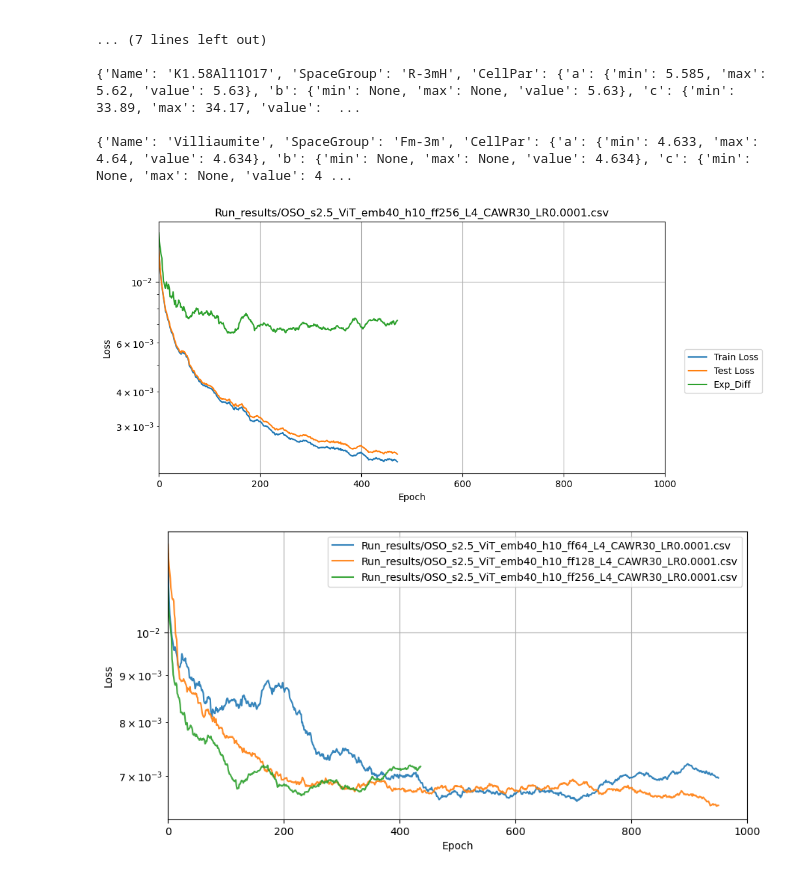
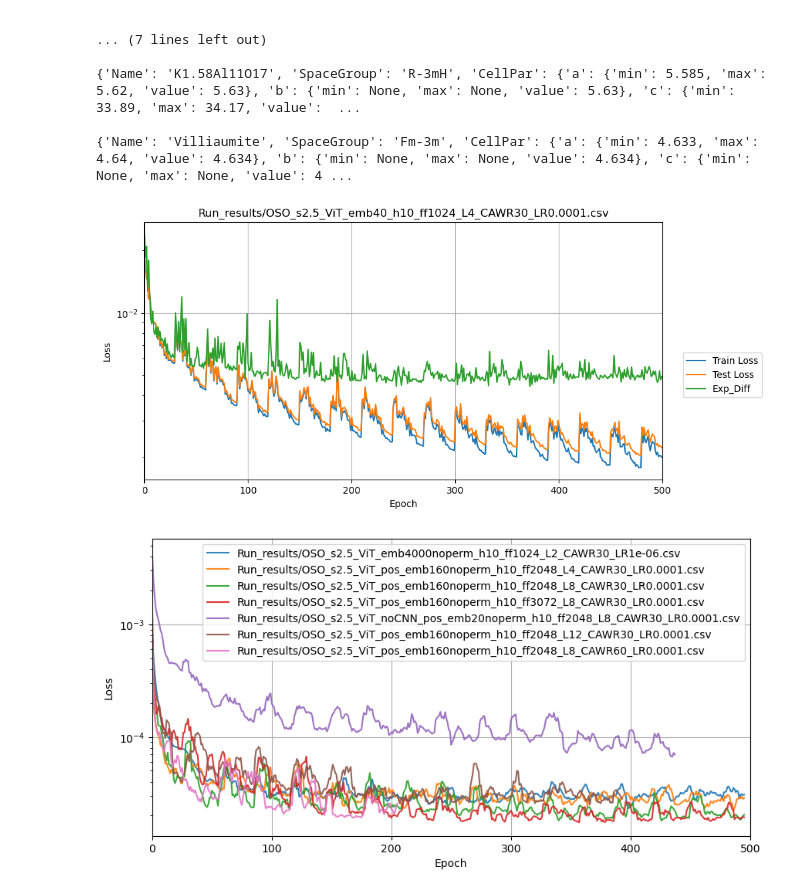
Before and after one commit to VladimirStanovov/DiffractNet, a Jupyter notebook: NN_QPA_OSO/DiffractNet_Results_Analysis.ipynb, the cells around one changed output. Saved outputs shown, nothing was run; the diff lists cells and outputs as text; code cells hidden in the pictures.

```diff
--- a/NN_QPA_OSO/DiffractNet_Results_Analysis.ipynb
+++ b/NN_QPA_OSO/DiffractNet_Results_Analysis.ipynb
@@ -269,18 +269,46 @@ def smooth(tempdata, window_size = 5):
 # %%
 Res_names = ['Run_results/OSO_s2.5_ViT_emb40_h10_ff64_L4_CAWR30_LR0.0001.csv',
              'Run_results/OSO_s2.5_ViT_emb40_h10_ff128_L4_CAWR30_LR0.0001.csv',
-             'Run_results/OSO_s2.5_ViT_emb40_h10_ff256_L4_CAWR30_LR0.0001.csv']
+             'Run_results/OSO_s2.5_ViT_emb40_h10_ff256_L4_CAWR30_LR0.0001.csv',
+             'Run_results/OSO_s2.5_ViT_emb40_h10_ff512_L4_CAWR30_LR0.0001.csv',
+             'Run_results/OSO_s2.5_ViT_emb40_h10_ff1024_L2_CAWR30_LR0.0001.csv',
+             'Run_results/OSO_s2.5_ViT_emb40_h10_ff1024_L4_CAWR30_LR0.0001.csv',
+             'Run_results/OSO_s2.5_ViT_emb40_h10_ff2048_L1_CAWR30_LR0.0001.csv',
+             'Run_results/OSO_s2.5_ViT_emb40_h10_ff2048_L2_CAWR30_LR0.0001.csv',
+             'Run_results/OSO_s2.5_ViT_emb40_h10_ff2048_L3_CAWR30_LR0.0001.csv',
+             'Run_results/OSO_s2.5_ViT_emb40_h10_ff2048_L4_CAWR30_LR0.0001.csv',
+             'Run_results/OSO_s2.5_ViT_emb40_h10_ff4096_L1_CAWR30_LR0.0001.csv',
+             'Run_results/OSO_s2.5_ViT_emb40_h10_ff4096_L2_CAWR30_LR0.0001.csv',
+             'Run_results/OSO_s2.5_ViT_emb40_h2_ff256_L1_CAWR30_LR0.0001.csv',
+             'Run_results/OSO_s2.5_ViT_emb40_h4_ff256_L1_CAWR30_LR0.0001.csv',
+             'Run_results/OSO_s2.5_ViT_emb40_h8_ff256_L1_CAWR30_LR0.0001.csv',
+             'Run_results/OSO_s2.5_ViT_emb40_h2_ff1024_L2_CAWR30_LR0.0001.csv',
+             'Run_results/OSO_s2.5_ViT_emb40_h4_ff1024_L2_CAWR30_LR0.0001.csv',
+             'Run_results/OSO_s2.5_ViT_emb40_h8_ff1024_L2_CAWR30_LR0.0001.csv',
+             'Run_results/OSO_s2.5_ViT_emb40_h20_ff1024_L2_CAWR30_LR0.0001.csv',
+             'Run_results/OSO_s2.5_ViT_emb40_h40_ff1024_L2_CAWR30_LR0.0001.csv',
+             'Run_results/OSO_s2.5_ViT_emb40noperm_h20_ff1024_L2_CAWR30_LR0.0001.csv',
+             'Run_results/OSO_s2.5_ViT_emb4000noperm_h10_ff1024_L2_CAWR30_LR1e-06.csv',
+             'Run_results/OSO_s2.5_ViT_pos_emb160noperm_h10_ff2048_L4_CAWR30_LR0.0001.csv',
+             'Run_results/OSO_s2.5_ViT_pos_emb160noperm_h10_ff2048_L8_CAWR30_LR0.0001.csv',
+             'Run_results/OSO_s2.5_ViT_pos_emb160noperm_h10_ff3072_L8_CAWR30_LR0.0001.csv',
+             'Run_results/OSO_s2.5_ViT_noCNN_pos_emb20noperm_h10_ff2048_L8_CAWR30_LR0.0001.csv',
+             'Run_results/OSO_s2.5_ViT_pos_emb160noperm_h10_ff2048_L12_CAWR30_LR0.0001.csv',
+             'Run_results/OSO_s2.5_ViT_pos_emb160noperm_h10_ff2048_L8_CAWR60_LR0.0001.csv',
+            ]
 dfs = []
 for rn in Res_names:
     dfs.append(pd.read_csv(rn,delimiter=';'))
 #print(dfs)
 # %%
-df_num = 2
+df_num = 5
+start = 0
+end = 500
 SampleNames = ['Train Loss','Test Loss','Exp_Diff']
 fig,ax = plt.subplots(figsize=(10,5))
 for i in range(len(SampleNames)):
     tempdata = dfs[df_num][f'{SampleNames[i]}'].to_numpy()
-    tempdata = smooth(tempdata, window_size=15)
+    tempdata = smooth(tempdata, window_size=1)
     ax.plot(np.sqrt(tempdata),label=f'{SampleNames[i]}',alpha=1)
 ax.set_title(Res_names[df_num])
 ax.set_xlabel('Epoch')
@@ -291,21 +319,23 @@ ax.set_xlim(start,end)
 ax.legend(bbox_to_anchor=(1.03, 0.3), loc='lower left')
 plt.show()
 # %% [output]
-[figure, old version]
+[figure, new version]
 # %%
-df_nums = [0,1,2]
-SampleName ='Exp_Diff'
+df_nums = [21,22,23,24,25,26,27]
+start = 0
+end = 500
+SampleName = 'Exp_Diff'#'Train Loss'#'Train Loss'
 fig,ax = plt.subplots(figsize=(10,5))
 for i in range(len(df_nums)):
     tempdata = dfs[df_nums[i]][f'{SampleName}'].to_numpy()
-    tempdata = smooth(tempdata, window_size=50)
-    ax.plot(np.sqrt(tempdata),label=f'{Res_names[df_nums[i]]}',alpha=0.9)
+    tempdata = smooth(tempdata, window_size=5)
+    ax.plot((tempdata),label=f'{Res_names[df_nums[i]]}',alpha=0.9)
 ax.set_xlabel('Epoch')
 ax.set_ylabel('Loss')
 ax.set_yscale('log')
 ax.grid(True)
 ax.set_xlim(start,end)
 ax.legend(loc='upper right')
 plt.show()
 # %% [output]
-[figure, old version]
+[figure, new version]
```
Also changed, not shown: parts of 12 cells of this notebook, 30 other files.
